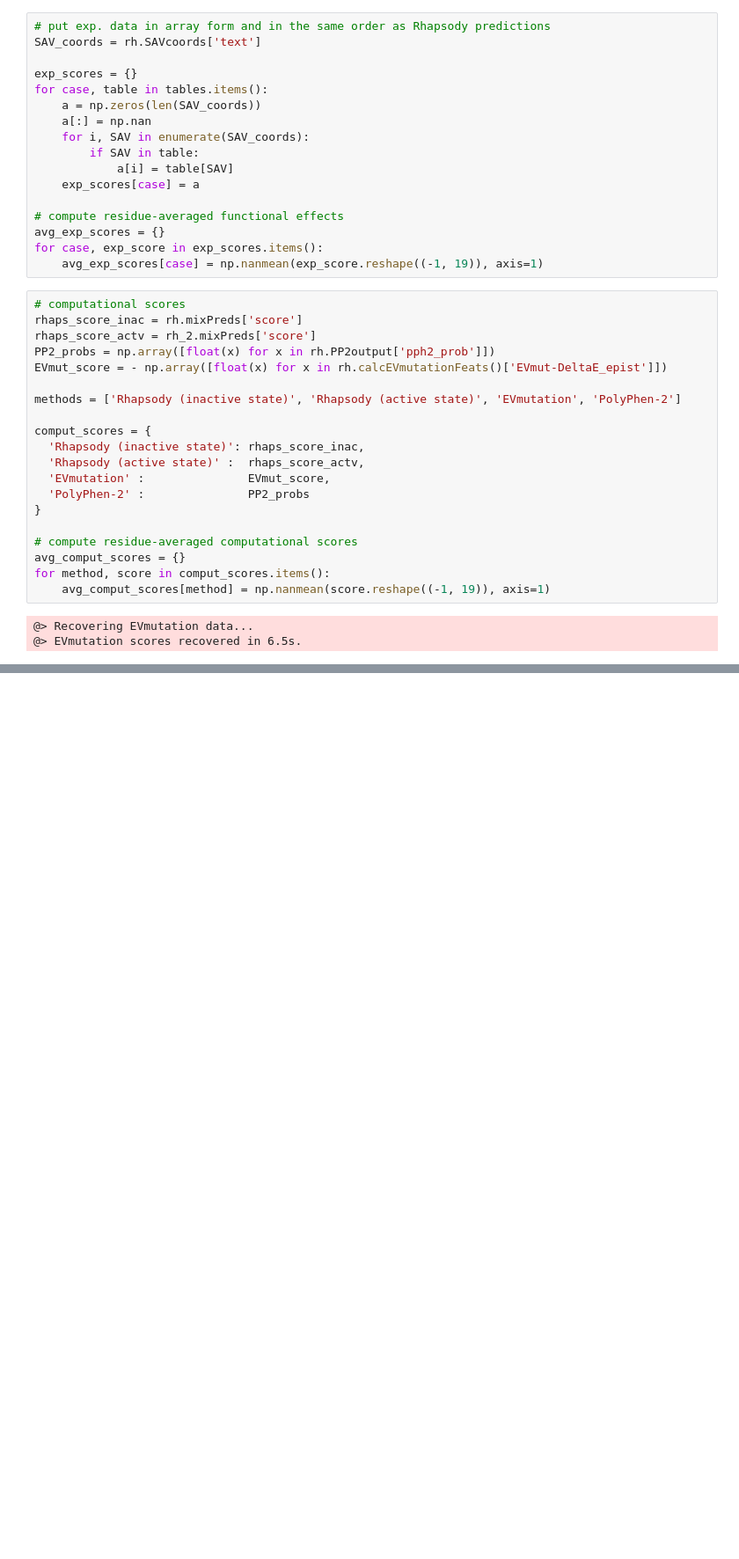
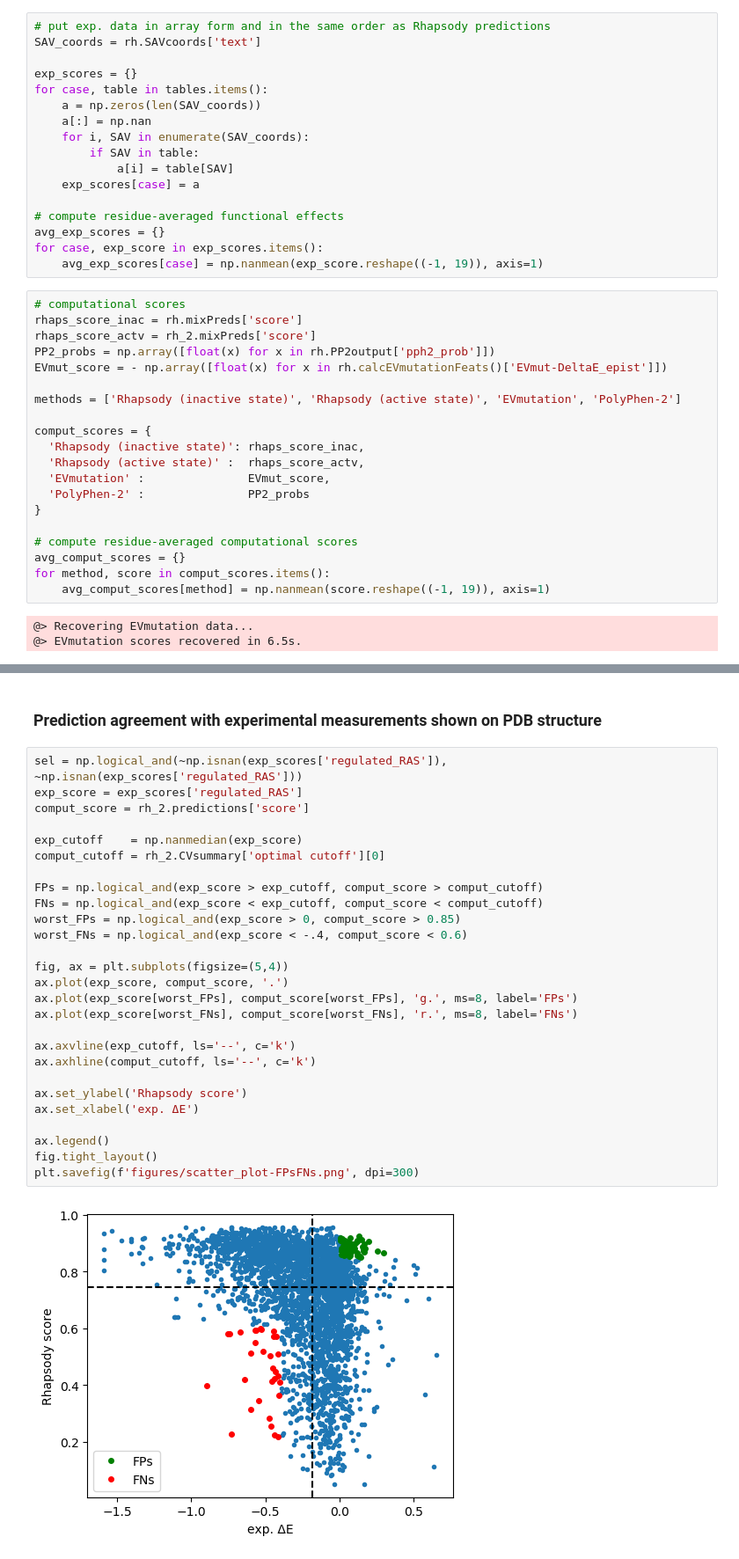
Before and after one commit to prody/rhapsody-tutorials, a Jupyter notebook: RAS_analysis/RAS_variants_analysis.ipynb, the cells around one changed output, grey strips where cells are left out. Shown at 88% size. Saved outputs shown, nothing was run; the diff lists cells and outputs as text; blank space fills up the shorter version.

```diff
--- a/RAS_analysis/RAS_variants_analysis.ipynb
+++ b/RAS_analysis/RAS_variants_analysis.ipynb
@@ -462,0 +488,31 @@ for case, exp_score in exp_scores.items():
+# %% [markdown]
+### Prediction agreement with experimental measurements shown on PDB structure
+# %%
+sel = np.logical_and(~np.isnan(exp_scores['regulated_RAS']), ~np.isnan(exp_scores['regulated_RAS']))
+exp_score = exp_scores['regulated_RAS']
+comput_score = rh_2.predictions['score']
+
+exp_cutoff    = np.nanmedian(exp_score)
+comput_cutoff = rh_2.CVsummary['optimal cutoff'][0]
+
+FPs = np.logical_and(exp_score > exp_cutoff, comput_score > comput_cutoff)
+FNs = np.logical_and(exp_score < exp_cutoff, comput_score < comput_cutoff)
+worst_FPs = np.logical_and(exp_score > 0, comput_score > 0.85)
+worst_FNs = np.logical_and(exp_score < -.4, comput_score < 0.6)
+
+fig, ax = plt.subplots(figsize=(5,4))
+ax.plot(exp_score, comput_score, '.')
+ax.plot(exp_score[worst_FPs], comput_score[worst_FPs], 'g.', ms=8, label='FPs')
+ax.plot(exp_score[worst_FNs], comput_score[worst_FNs], 'r.', ms=8, label='FNs')
+
+ax.axvline(exp_cutoff, ls='--', c='k')
+ax.axhline(comput_cutoff, ls='--', c='k')
+
+ax.set_ylabel('Rhapsody score')
+ax.set_xlabel('exp. ΔE')
+
+ax.legend()
+fig.tight_layout()
+plt.savefig(f'figures/scatter_plot-FPsFNs.png', dpi=300)
+# %% [output]
+[figure, added]
```
Also changed, not shown: parts of 19 cells of this notebook.
